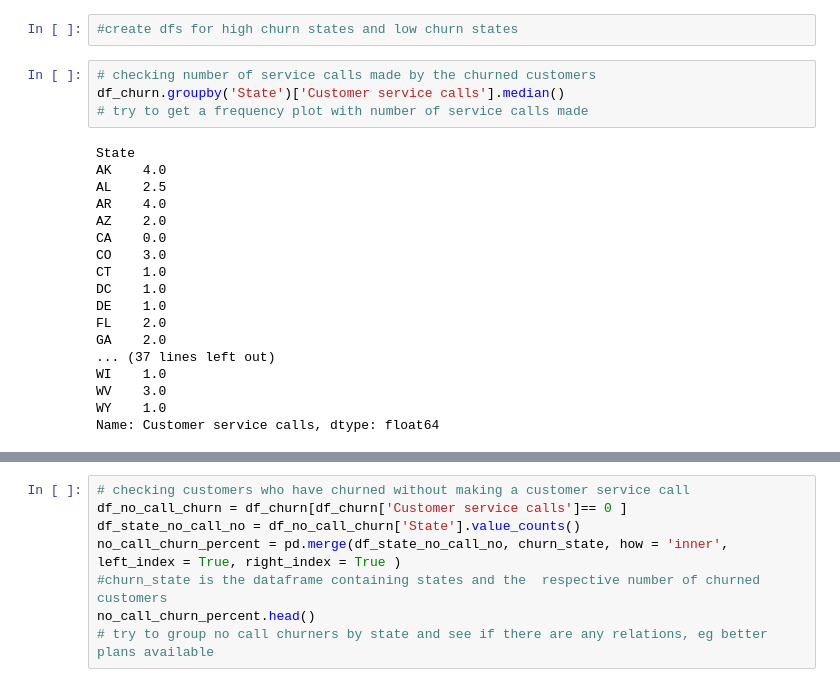
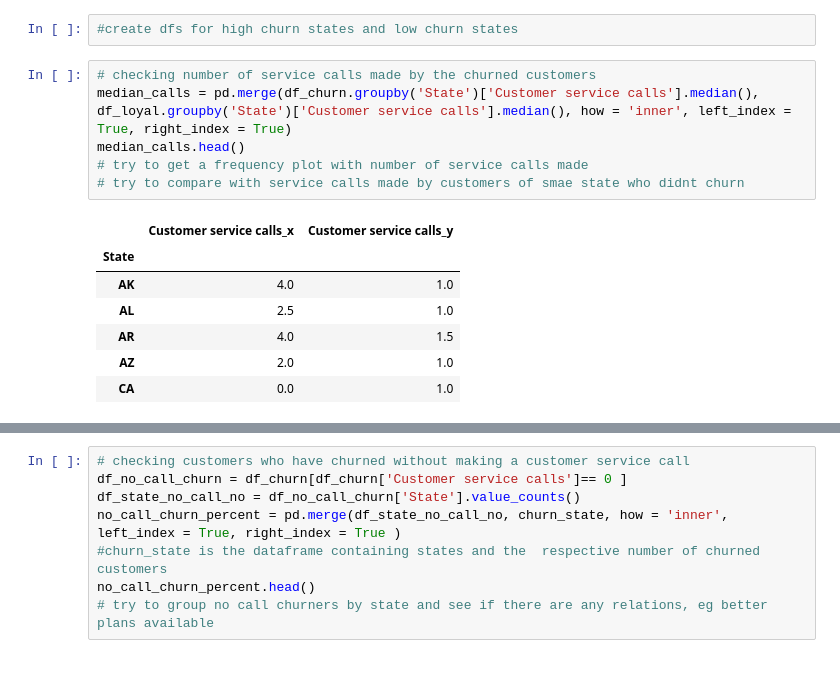
Before and after one commit to Ashvin-Vargez/Telecom-Churn-Analysis-EDA-Project-, a Jupyter notebook: eda_Telecom_Churn_Analysis_Capstone_Project.ipynb, the cells around one changed output, grey strips where cells are left out. Cells and saved outputs as stored; diff of their text form.

```diff
--- a/eda_Telecom_Churn_Analysis_Capstone_Project.ipynb
+++ b/eda_Telecom_Churn_Analysis_Capstone_Project.ipynb
@@ -257,23 +257,15 @@ state_percent.describe().transpose()
 #create dfs for high churn states and low churn states
 # %%
 # checking number of service calls made by the churned customers
-df_churn.groupby('State')['Customer service calls'].median()
+median_calls = pd.merge(df_churn.groupby('State')['Customer service calls'].median(), df_loyal.groupby('State')['Customer service calls'].median(), how = 'inner', left_index = True, right_index = True)
+median_calls.head()
 # try to get a frequency plot with number of service calls made
+# try to compare with service calls made by customers of smae state who didnt churn
 # %% [output]
-State
-AK    4.0
-AL    2.5
-AR    4.0
-AZ    2.0
-CA    0.0
-CO    3.0
-CT    1.0
-DC    1.0
-DE    1.0
-FL    2.0
-GA    2.0
-... (37 lines left out)
-WI    1.0
-WV    3.0
-WY    1.0
-Name: Customer service calls, dtype: float64
+|  | Customer service calls_x | Customer service calls_y |
+| State |  |  |
+| AK | 4.0 | 1.0 |
+| AL | 2.5 | 1.0 |
+| AR | 4.0 | 1.5 |
+| AZ | 2.0 | 1.0 |
+| CA | 0.0 | 1.0 |
```
Also changed, not shown: parts of 3 cells of this notebook.
